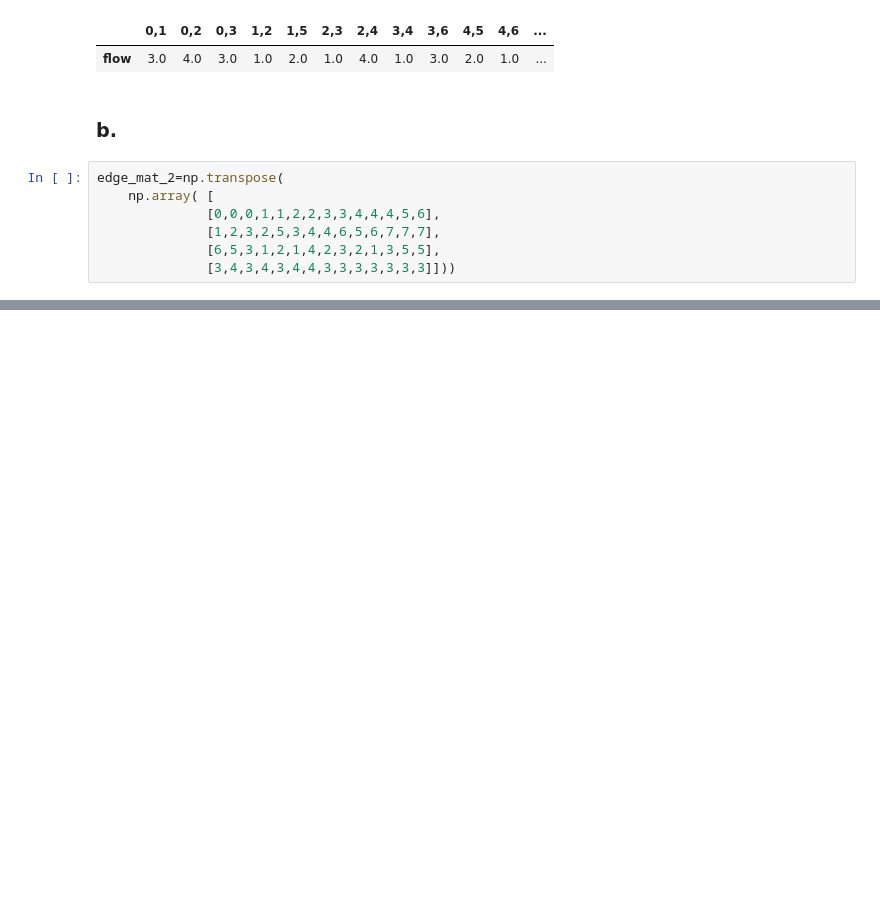
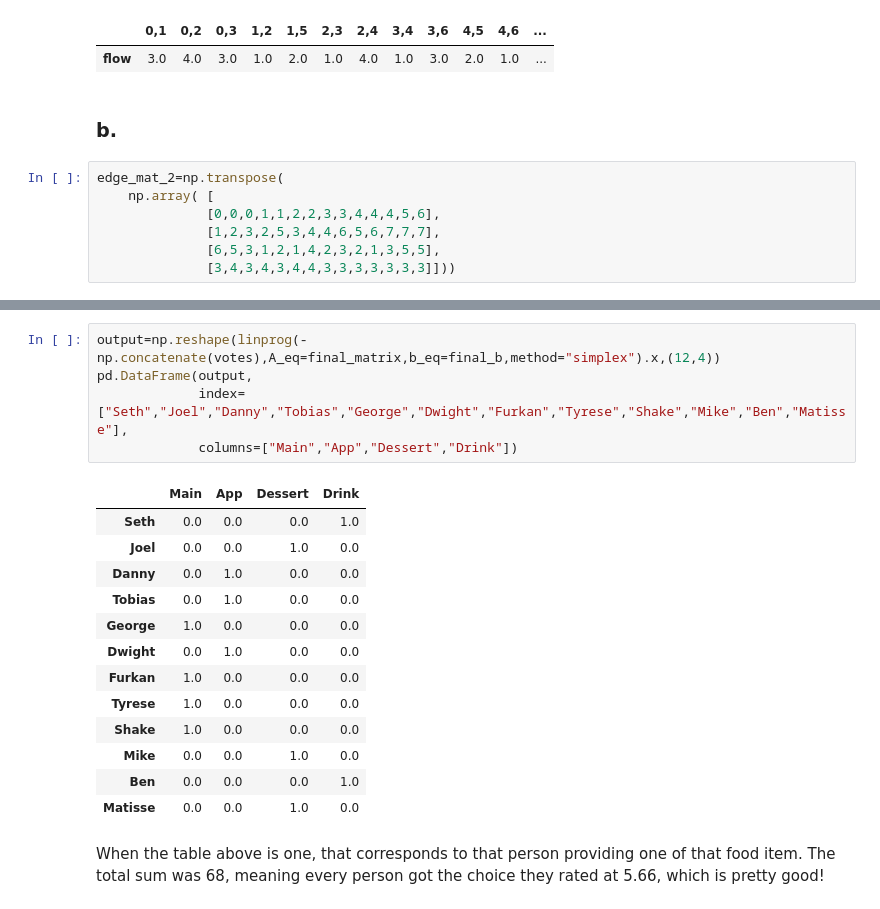
Before and after one commit to aarongraybill/Math210, a Jupyter notebook: ProblemSets/Midterm2/Midterm2.ipynb, the cells around one changed output, grey strips where cells are left out. Cells and saved outputs as stored; diff of their text form; blank space fills up the shorter version.

```diff
--- a/ProblemSets/Midterm2/Midterm2.ipynb
+++ b/ProblemSets/Midterm2/Midterm2.ipynb
@@ -459,0 +619,21 @@ edge_mat_2=np.transpose(
+# %%
+output=np.reshape(linprog(-np.concatenate(votes),A_eq=final_matrix,b_eq=final_b,method="simplex").x,(12,4))
+pd.DataFrame(output,
+             index=["Seth","Joel","Danny","Tobias","George","Dwight","Furkan","Tyrese","Shake","Mike","Ben","Matisse"],
+             columns=["Main","App","Dessert","Drink"])
+# %% [output]
+|  | Main | App | Dessert | Drink |
+| Seth | 0.0 | 0.0 | 0.0 | 1.0 |
+| Joel | 0.0 | 0.0 | 1.0 | 0.0 |
+| Danny | 0.0 | 1.0 | 0.0 | 0.0 |
+| Tobias | 0.0 | 1.0 | 0.0 | 0.0 |
+| George | 1.0 | 0.0 | 0.0 | 0.0 |
+| Dwight | 0.0 | 1.0 | 0.0 | 0.0 |
+| Furkan | 1.0 | 0.0 | 0.0 | 0.0 |
+| Tyrese | 1.0 | 0.0 | 0.0 | 0.0 |
+| Shake | 1.0 | 0.0 | 0.0 | 0.0 |
+| Mike | 0.0 | 0.0 | 1.0 | 0.0 |
+| Ben | 0.0 | 0.0 | 0.0 | 1.0 |
+| Matisse | 0.0 | 0.0 | 1.0 | 0.0 |
+# %% [markdown]
+When the table above is one, that corresponds to that person providing one of that food item. The total sum was 68, meaning every person got the choice they rated at 5.66, which is pretty good!
```
Also changed, not shown: parts of 7 cells of this notebook.
